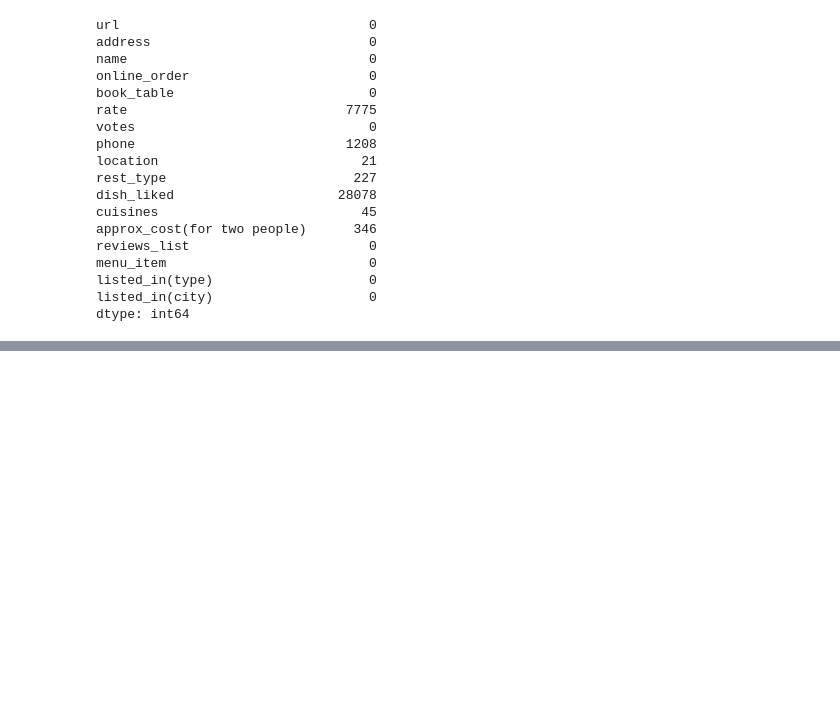
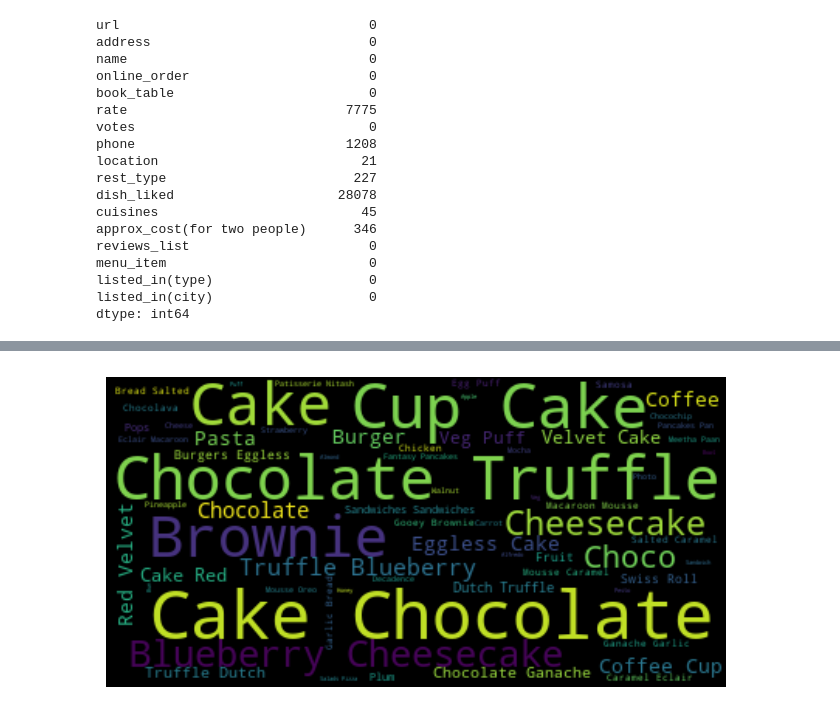
Before and after one commit to harshlohani/zomato-analysis, a Jupyter notebook: zomato_bengaluru.ipynb, the cells around one changed output, grey strips where cells are left out. Saved outputs shown, nothing was run; the diff lists cells and outputs as text; code cells hidden in the pictures; blank space fills up the shorter version.

```diff
--- a/zomato_bengaluru.ipynb
+++ b/zomato_bengaluru.ipynb
@@ -720,0 +711,10 @@ plt.show()  #Creates word cloud for bakery
+# %%
+wordcloud_bakery= WordCloud().generate(gk[0])
+# %%
+from matplotlib.pyplot import figure as fig
+plt.figure(figsize=(8,6), dpi=100)
+plt.imshow(wordcloud_bakery, interpolation='bilinear') #display data as an image; i.e. on a 2D regular raster.
+plt.axis("off")
+plt.show()
+# %% [output]
+[figure, added]
```
Also changed, not shown: parts of 38 cells of this notebook.
